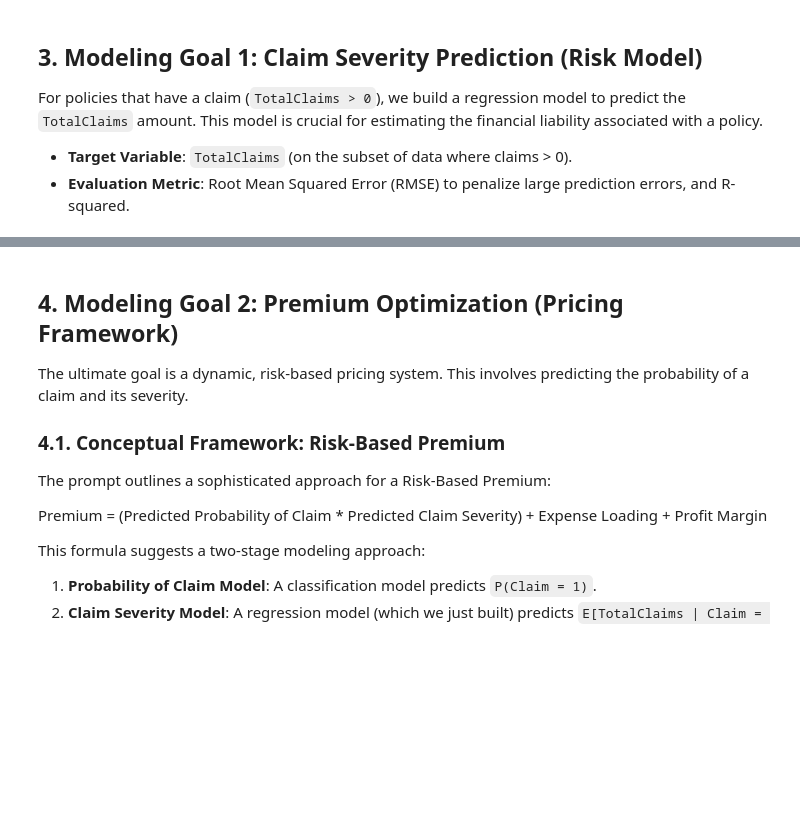
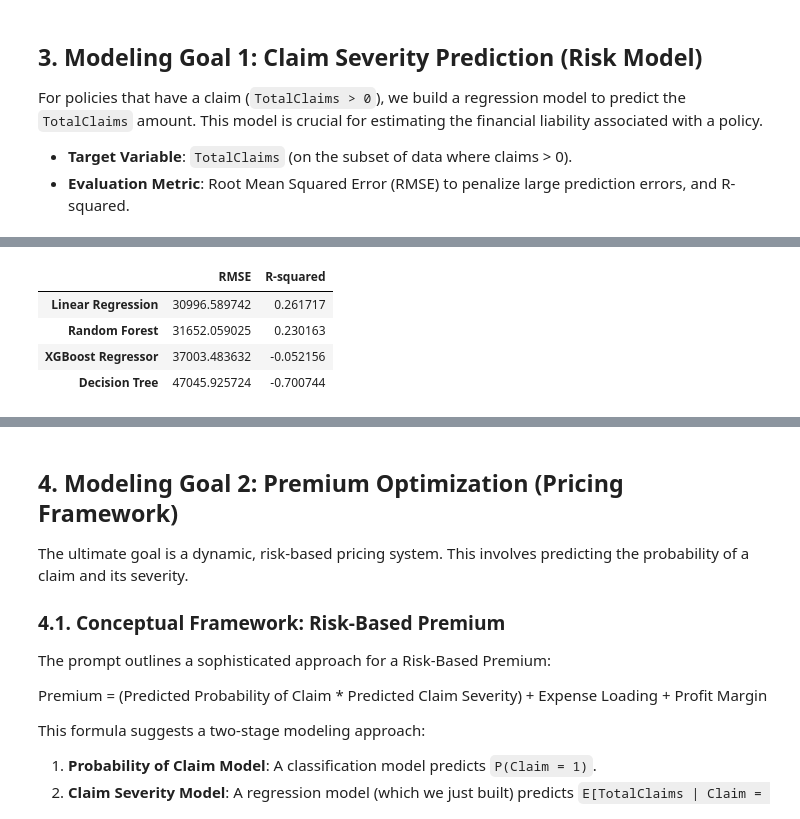
Before and after one commit to michaWorku/Insurance-Risk-Analytics-and-Predictive-Modeling, a Jupyter notebook: notebooks/Predictive_Modeling.ipynb, the cells around one changed output, grey strips where cells are left out. Drawn from its saved outputs; the diff is of its cells as text; code cells hidden in the pictures; blank space fills up the shorter version.

```diff
--- a/notebooks/Predictive_Modeling.ipynb
+++ b/notebooks/Predictive_Modeling.ipynb
@@ -60,12 +69,18 @@ plt.rcParams['font.family'] = 'Inter'
 # %%
 # Add project root to sys.path to enable importing modular scripts
 import sys
-project_root = Path.cwd()
+# Dynamically determine project root
+current_path = Path.cwd()
+if current_path.name == "notebooks":
+    project_root = current_path.parent
+else:
+    project_root = current_path # Assume running from project root
+
 if str(project_root) not in sys.path:
     sys.path.append(str(project_root))
 
 # Import data handling utilities
-# from src.utils.data_loader import load_data # Now handled by DataPreprocessor.load_and_clean_data
+from src.utils.data_loader import load_data # Now handled by DataPreprocessor.load_and_clean_data
 
 # Import new data preparation utilities
 from src.utils.data_preparation.preprocessor import DataPreprocessor
@@ -347,7 +506,7 @@ For policies that have a claim (`TotalClaims > 0`), we build a regression model
 - **Target Variable**: `TotalClaims` (on the subset of data where claims > 0).
 - **Evaluation Metric**: Root Mean Squared Error (RMSE) to penalize large prediction errors, and R-squared.
 # %%
-print("\n--- 3. Modeling Goal 1: Claim Severity Prediction ---")
+print("\n--- 3. Modeling Goal 1: Claim Severity Prediction ---\n")
 
 # Filter data for policies with actual claims (Claim Severity is for WHEN a claim occurs)
 # Ensure X and y align after filtering
@@ -362,7 +521,48 @@ y_test_severity = y_severity_test[claims_mask_test]
 print(f"Claim Severity Training Data Shape (claims > 0): {X_train_severity.shape}, {y_train_severity.shape}")
 print(f"Claim Severity Test Data Shape (claims > 0): {X_test_severity.shape}, {y_test_severity.shape}")
 
-if X_train_severity.empty or X_test_severity.empty:
+# --- IMPORTANT DEBUGGING AND NaN HANDLING STEP for Claim Severity ---
+print("\n--- Debugging X_train_severity dtypes and NaNs BEFORE training models ---")
+X_train_severity.info()
+nans_in_X_train_severity = X_train_severity.isnull().sum()
+nans_in_X_train_severity = nans_in_X_train_severity[nans_in_X_train_severity > 0]
+if not nans_in_X_train_severity.empty:
+    print("\nWARNING: NaN values still present in X_train_severity! Details below:")
+    display(nans_in_X_train_severity.sort_values(ascending=False))
+    # --- PROPOSED FIX: Fill remaining NaNs for robust model training ---
+    print("Attempting to fill remaining NaNs in X_train_severity with 0 (for numerical columns).")
+    for col in nans_in_X_train_severity.index:
+        if pd.api.types.is_numeric_dtype(X_train_severity[col]):
+            X_train_severity[col] = X_train_severity[col].fillna(0)
+        else:
+            print(f"  Note: Column '{col}' with NaNs is not numeric. Skipping fillna(0).")
+    print("NaNs in X_train_severity after fillna(0) attempt:")
+    print(X_train_severity.isnull().sum()[X_train_severity.isnull().sum() > 0])
+else:
+    print("No NaN values detected in X_train_severity after all preprocessing. Proceeding.")
+
+print("\n--- Debugging X_test_severity dtypes and NaNs BEFORE prediction ---")
+X_test_severity.info()
+nans_in_X_test_severity = X_test_severity.isnull().sum()
+nans_in_X_test_severity = nans_in_X_test_severity[nans_in_X_test_severity > 0]
+if not nans_in_X_test_severity.empty:
+    print("\nWARNING: NaN values still present in X_test_severity! Details below:")
+    display(nans_in_X_test_severity.sort_values(ascending=False))
+    # --- PROPOSED FIX: Fill remaining NaNs for robust model prediction ---
+    print("Attempting to fill remaining NaNs in X_test_severity with 0 (for numerical columns).")
+    for col in nans_in_X_test_severity.index:
+        if pd.api.types.is_numeric_dtype(X_test_severity[col]):
+            X_test_severity[col] = X_test_severity[col].fillna(0)
+        else:
+            print(f"  Note: Column '{col}' with NaNs is not numeric. Skipping fillna(0).")
+    print("NaNs in X_test_severity after fillna(0) attempt:")
+    print(X_test_severity.isnull().sum()[X_test_severity.isnull().sum() > 0])
+else:
+    print("No NaN values detected in X_test_severity after all preprocessing. Proceeding.")
+print("------------------------------------------------------------------")
+
+
+if X_train_severity.empty or y_train_severity.empty or X_test_severity.empty or y_test_severity.empty:
     print("Warning: Insufficient data for Claim Severity prediction (very few or no claims with value > 0). Skipping this section.")
 else:
     # Dictionary to store model evaluation results for comparison
@@ -381,7 +581,7 @@ else:
     severity_model_results['Linear Regression'] = evaluate_regression_model(y_test_severity, lr_severity_predictions)
 
 
-    # Model 2: Decision Tree for Claim Severity
+    # Model 2: Decision Tree for Claim Severity (NEW)
     print("\n--- Training Decision Tree Regressor for Claim Severity ---")
     trainer.set_strategy(DecisionTreeStrategy(model_type='regressor', random_state=42))
     trainer.train_model(X_train_severity, y_train_severity)
@@ -411,7 +611,7 @@ else:
     # --- 3.2. Model Evaluation (Consolidated) ---
     print("\n--- Claim Severity Model Comparison ---")
     severity_comparison_df = pd.DataFrame(severity_model_results).T
-    print(severity_comparison_df.sort_values(by='RMSE')) # Sort by RMSE to find best performing
+    display(severity_comparison_df.sort_values(by='RMSE')) # Sort by RMSE to find best performing
 
     # Identify the best performing model based on RMSE
     best_severity_model_name = severity_comparison_df['RMSE'].idxmin()
@@ -430,11 +630,16 @@ else:
         print(f"\n--- Model Interpretability for {best_severity_model_name} (Claim Severity) ---")
 
         # Initialize ModelInterpreter with the best model and features for SHAP/LIME
-        # Ensure feature_names correspond to X_test_severity columns
+        # Pass `X_train_severity.values` for LIME background data.
+        # Adjust `max_background_samples_shap` if SHAP still causes MemoryErrors for non-tree models.
+        # `max_background_samples_lime` now explicitly controls LIME's internal sampling.
         interpreter_severity = ModelInterpreter(
             model=best_severity_model,
             feature_names=X_test_severity.columns.tolist(),
-            model_type='regression'
+            model_type='regression',
+            training_data_for_lime=X_train_severity.values, # Pass the actual training data for LIME
+            max_background_samples_shap=500, # Adjust if MemoryError occurs during SHAP for non-tree models
+            max_background_samples_lime=1000 # Max samples for LIME's internal background data
         )
 
         # SHAP for overall feature importance
@@ -448,14 +653,10 @@ else:
 
         # LIME for individual instance explanation
         print("\nLIME Explanation for a Sample Prediction (first instance in test set):")
-        # For LIME explainer, it's best to initialize once with representative training data
-        interpreter_severity.lime_explainer = lime.lime_tabular.LimeTabularExplainer(
-            training_data=X_train_severity.values,
-            feature_names=X_train_severity.columns.tolist(),
-            mode='regression'
-        )
-        # Explain the first instance from the test set
+        # The ModelInterpreter's explain_instance_lime method uses the training_data_for_lime
+        # provided during initialization, which is now internally sampled.
         interpreter_severity.explain_instance_lime(X_test_severity.iloc[0])
 
     else:
         print("Skipping model interpretability for Claim Severity due to insufficient data or no best model found.")
+# %% [output]
@@ -461,0 +740,5 @@ else:
+|  | RMSE | R-squared |
+| Linear Regression | 30996.589742 | 0.261717 |
+| Random Forest | 31652.059025 | 0.230163 |
+| XGBoost Regressor | 37003.483632 | -0.052156 |
+| Decision Tree | 47045.925724 | -0.700744 |
```
Also changed, not shown: parts of 26 cells of this notebook, 1 other file.
